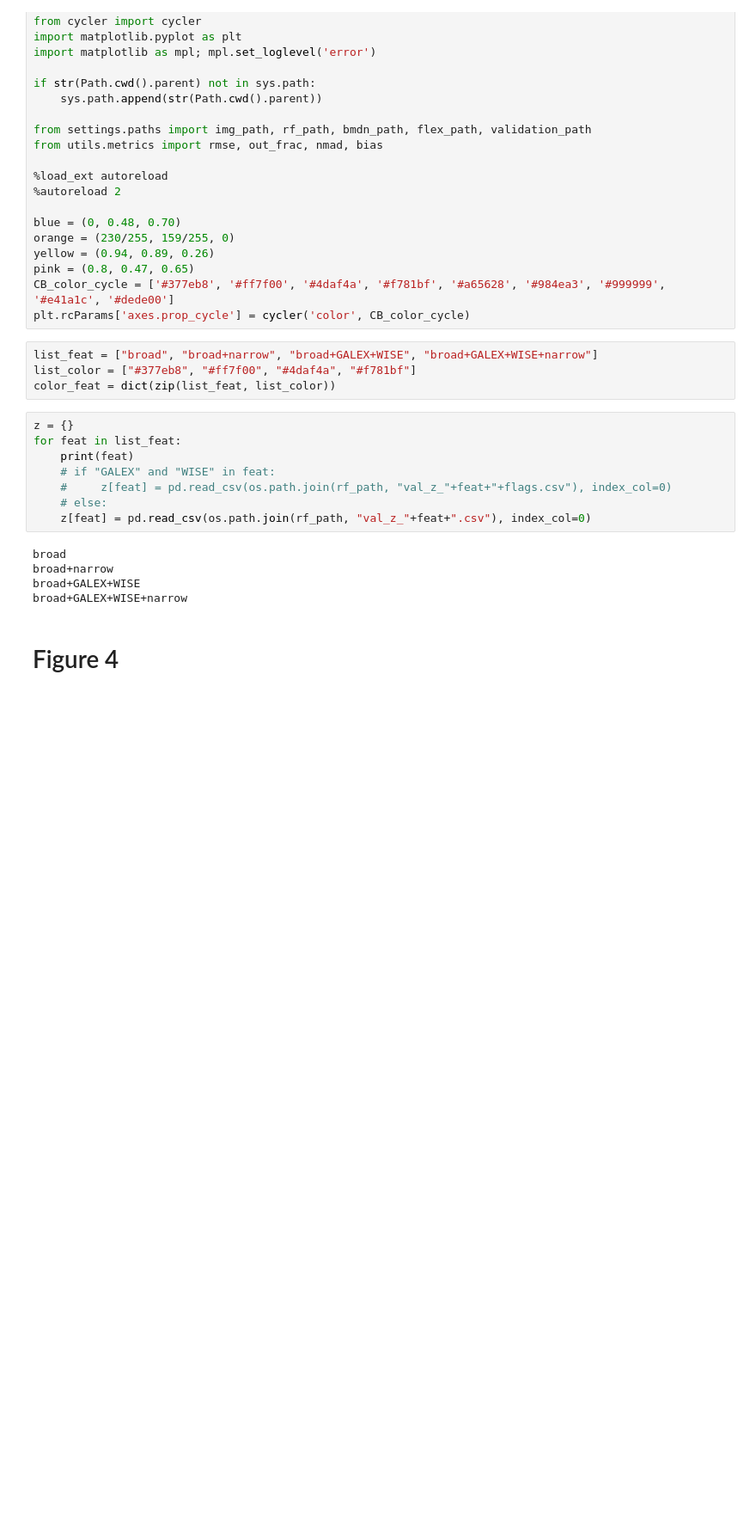
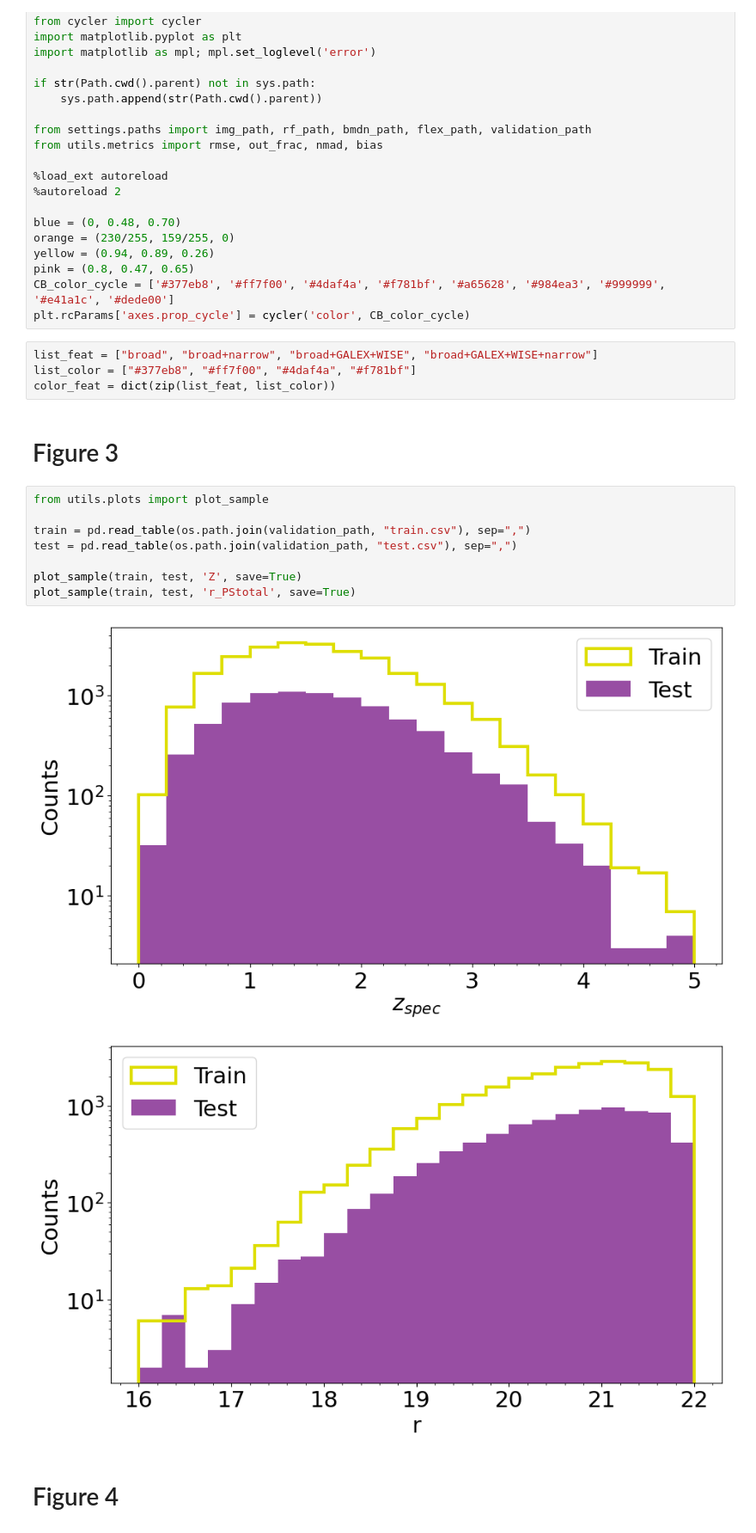
Before and after one commit to marixko/qucats_paper, a Jupyter notebook: codes/notebooks/paper_plots.ipynb, the cells around one changed output. Shown at 86% size. Cells and saved outputs as stored; diff of their text form; blank space fills up the shorter version.

Commit message:
add plot_sample

```diff
--- a/codes/notebooks/paper_plots.ipynb
+++ b/codes/notebooks/paper_plots.ipynb
@@ -28,19 +28,19 @@ plt.rcParams['axes.prop_cycle'] = cycler('color', CB_color_cycle)
 list_feat = ["broad", "broad+narrow", "broad+GALEX+WISE", "broad+GALEX+WISE+narrow"]
 list_color = ["#377eb8", "#ff7f00", "#4daf4a", "#f781bf"]
 color_feat = dict(zip(list_feat, list_color))
-# %%
-z = {}
-for feat in list_feat:
-    print(feat)
-    # if "GALEX" and "WISE" in feat:
-    #     z[feat] = pd.read_csv(os.path.join(rf_path, "val_z_"+feat+"+flags.csv"), index_col=0)
-    # else:
-    z[feat] = pd.read_csv(os.path.join(rf_path, "val_z_"+feat+".csv"), index_col=0)
-# %% [output]
-broad
-broad+narrow
-broad+GALEX+WISE
-broad+GALEX+WISE+narrow
+# %% [markdown]
+# Figure 3
+# %%
+from utils.plots import plot_sample
+
+train = pd.read_table(os.path.join(validation_path, "train.csv"), sep=",")
+test = pd.read_table(os.path.join(validation_path, "test.csv"), sep=",")
+
+plot_sample(train, test, 'Z', save=True)
+plot_sample(train, test, 'r_PStotal', save=True)
+# %% [output]
+[figure, added]
+[figure, added]
 # %% [markdown]
 # Figure 4
 # %%
```
Also changed, not shown: parts of 6 cells of this notebook, 5 other files.
